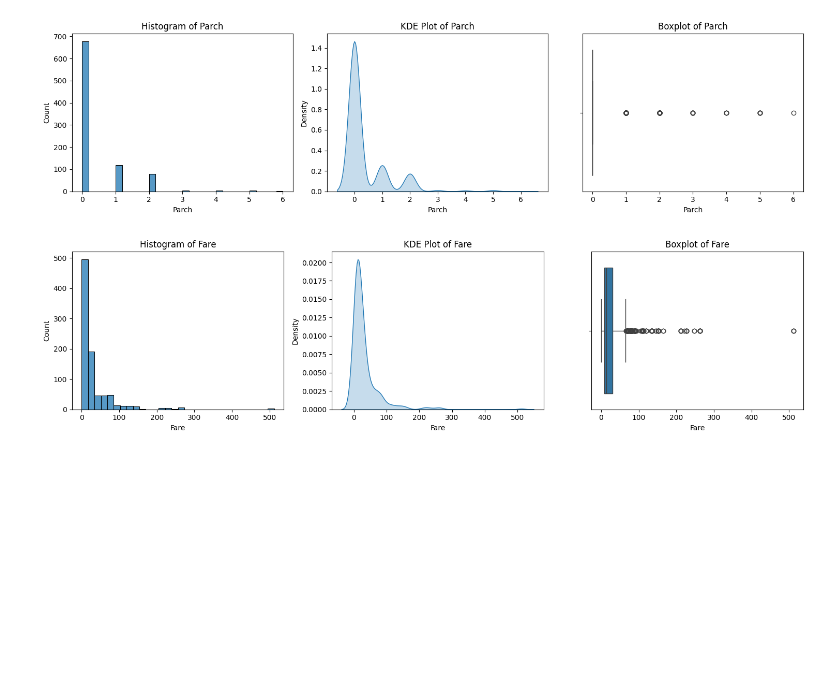
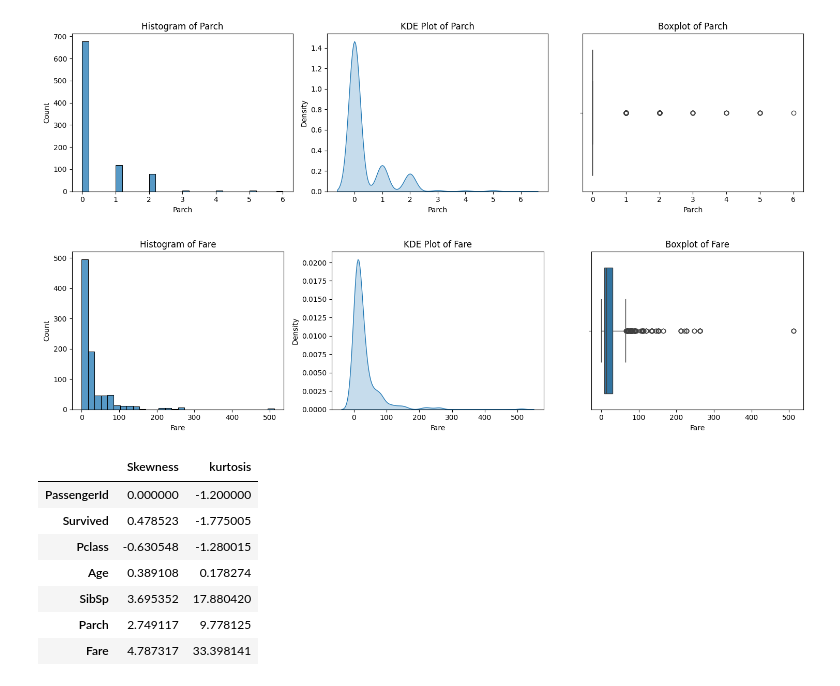
Before and after one commit to BitNebulaV7/unsinkable-data, a Jupyter notebook: notebooks/exploration.ipynb, the cells around one changed output. Saved outputs shown, nothing was run; the diff lists cells and outputs as text; code cells hidden in the pictures; blank space fills up the shorter version.

```diff
--- a/notebooks/exploration.ipynb
+++ b/notebooks/exploration.ipynb
@@ -18,3 +18,22 @@ for col in numeric_cols:
 [figure]
 [figure]
 [figure]
+# %%
+skew_values = df.select_dtypes(include = 'number').skew()
+kurt_values = df.select_dtypes(include = 'number').kurt()
+
+summary = pd.DataFrame({
+    'Skewness' : skew_values,
+    'kurtosis' : kurt_values
+})
+
+summary
+# %% [output]
+|  | Skewness | kurtosis |
+| PassengerId | 0.000000 | -1.200000 |
+| Survived | 0.478523 | -1.775005 |
+| Pclass | -0.630548 | -1.280015 |
+| Age | 0.389108 | 0.178274 |
+| SibSp | 3.695352 | 17.880420 |
+| Parch | 2.749117 | 9.778125 |
+| Fare | 4.787317 | 33.398141 |
```
Also changed, not shown: parts of 2 cells of this notebook.
